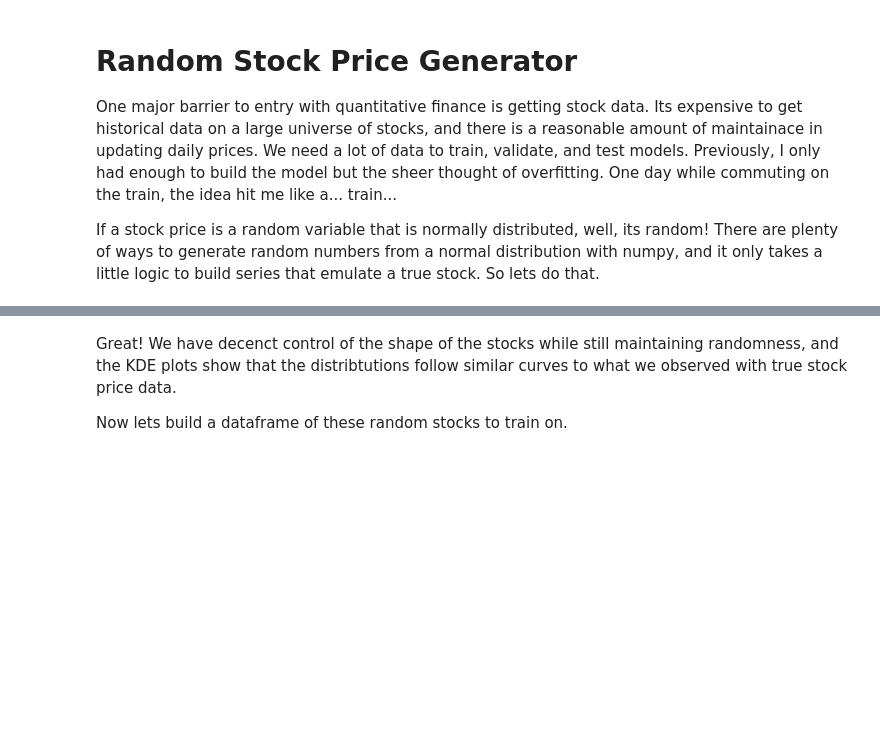
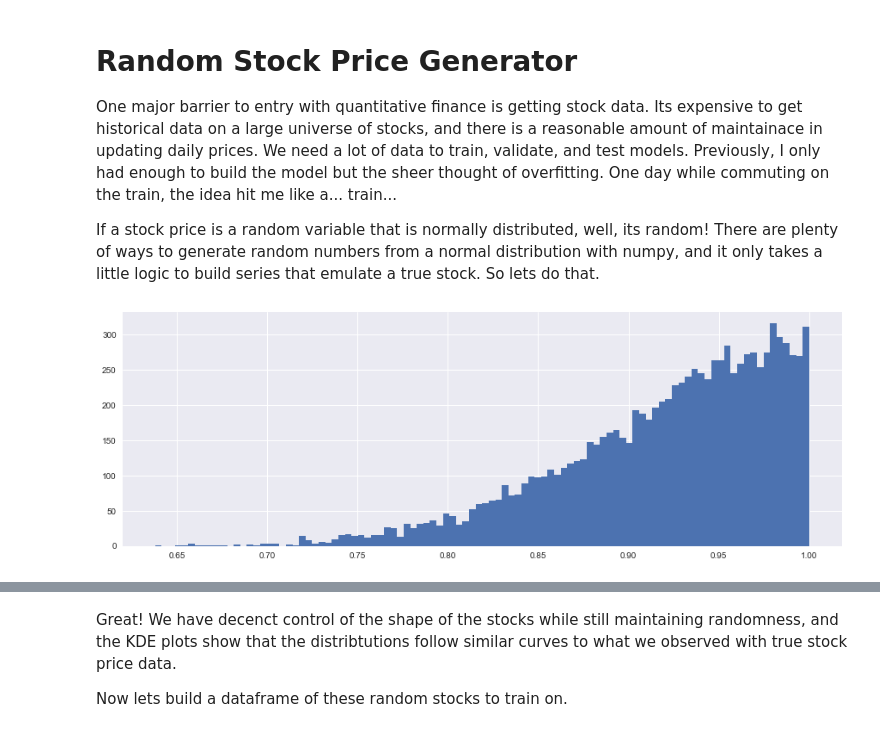
Before and after one commit to momonala/quantitative_finance, a Jupyter notebook: stock_price_generator.ipynb, the cells around one changed output, grey strips where cells are left out. Drawn from its saved outputs; the diff is of its cells as text; code cells hidden in the pictures; blank space fills up the shorter version.

```diff
--- a/stock_price_generator.ipynb
+++ b/stock_price_generator.ipynb
@@ -15,6 +15,11 @@ import random
 from datetime import datetime, timedelta
 %matplotlib inline
 plt.rcParams['figure.figsize'] = (15.0, 5.0)
+# %%
+num = 1-np.abs(np.random.normal(0, 0.1, 10000))
+plt.hist(num, bins=100);
+# %% [output]
+[figure, added]
 # %%
 #http://www.michaeljgrogan.com/monte-carlo-simulation-using-python/
 def fake_stock(days, mu, vol, price, plot_=False):
```
Also changed, not shown: parts of 1 cell of this notebook, 4 other files.
